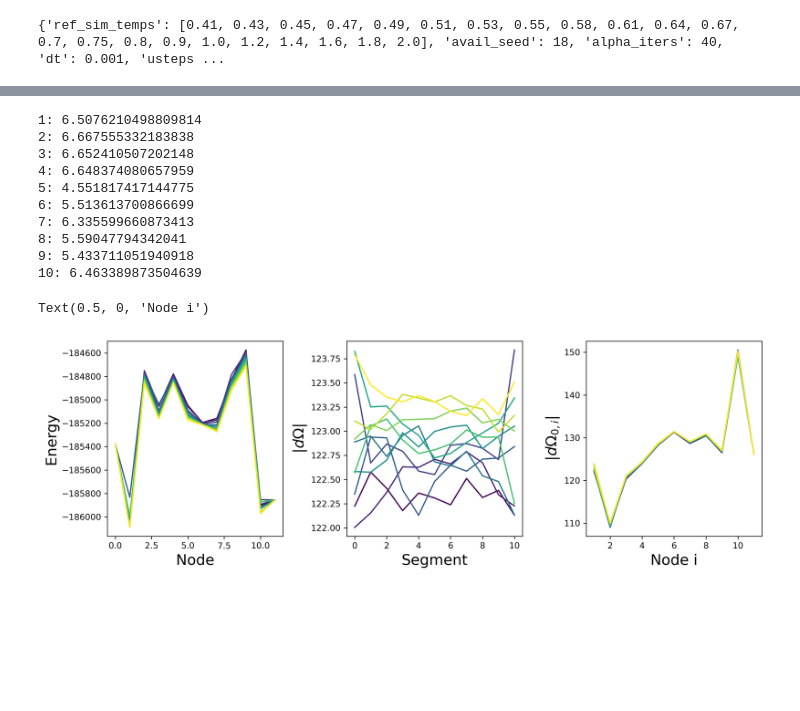
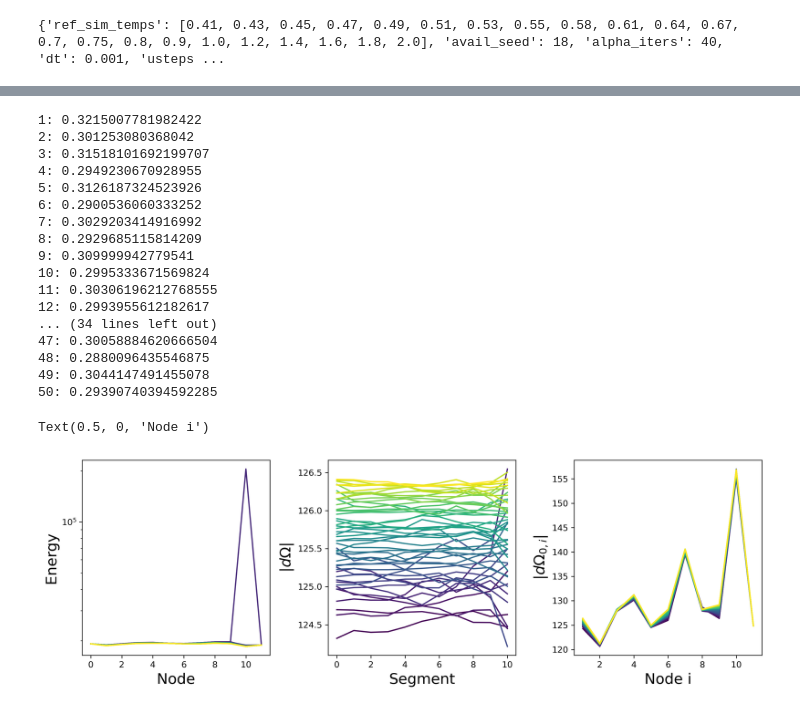
Before and after one commit to ianrgraham/monk, a Jupyter notebook: workflows/sc-states/mlj-production/111722-mlj-re-fire.ipynb, the cells around one changed output, grey strips where cells are left out. Saved outputs shown, nothing was run; the diff lists cells and outputs as text; code cells hidden in the pictures; blank space fills up the shorter version.

```diff
--- a/workflows/sc-states/mlj-production/111722-mlj-re-fire.ipynb
+++ b/workflows/sc-states/mlj-production/111722-mlj-re-fire.ipynb
@@ -69,7 +69,7 @@ for idx, job in enumerate(project.find_jobs({"delta": 0.0, "replica": 0})):
 
     dt = project.doc["dt"]
 
-    runs = sorted(glob.glob(job.fn("short_runs/temp-*/")))
+    runs = sorted(glob.glob(job.fn("short_runs/temp-*/")))[2:]
     for run in runs:
         print(run)
         temp = float(utils.extract_between(run, "temp-", "/"))
@@ -120,22 +133,17 @@ neb_driver.k = 100.0
 # %%
-start = neb_driver._neb_sims[0]
-end = neb_driver._neb_sims[-1]
 
 start.operations.integrator.nudge = False
 energy = []
 for i in range(50):
-    print(i)
-    start.run(100)
+    start_time = time.time()
+    start.run(500)
+    print(f"{i}:", time.time() - start_time)
     energy.append(start.operations.integrator.energy)
-start.operations.integrator.nudge = True
+# start.operations.integrator.nudge = True
 
-end.operations.integrator.nudge = False
-for i in range(50):
-    print(i)
-    end.run(100)
-    energy.append(end.operations.integrator.energy)
-end.operations.integrator.nudge = True
 
-plt.plot(energy)
-# plt.yscale('log')
+mmin = np.min(energy)
+mmin -= 0.1 * np.abs(mmin)
+plt.plot(np.array(energy) - mmin)
+plt.yscale('log')
 # %% [output]
@@ -180,6 +190,7 @@ for i in range(len(nodes)-1):
     # print(len(sim.operations.integrator.forces))
     # sim.operations.integrator.reset()
     ps_dist = d_omega(nodes[i].state.get_snapshot(), nodes[i+1].state.get_snapshot())
+    ps_dist = np.where(np.isnan(ps_dist), 0, ps_dist)
     dists.append(ps_dist)
     energy.append(nodes[i].operations.integrator.forces[0].energy)
 energy.append(nodes[-1].operations.integrator.forces[0].energy)
@@ -189,7 +200,10 @@ for i in iter:
     ps_dist = d_omega(nodes[0].state.get_snapshot(), nodes[i].state.get_snapshot())
     other_dists.append(ps_dist)
 
-axs[0].plot(energy, color=cmap(norm(0)))
+mmin = np.min(energy)
+mmin -= 0.1 * np.abs(mmin)
+
+axs[0].plot(np.array(energy) - mmin, color=cmap(norm(0)))
 axs[1].plot(dists, color=cmap(norm(0)))
 axs[2].plot(iter, other_dists, color=cmap(norm(0)))
 
@@ -205,6 +219,7 @@ for j in range(1, runs+1):
         # print(len(sim.operations.integrator.forces))
         # sim.operations.integrator.reset()
         ps_dist = d_omega(nodes[i].state.get_snapshot(), nodes[i+1].state.get_snapshot())
+        ps_dist = np.where(np.isnan(ps_dist), 0, ps_dist)
         dists.append(ps_dist)
         energy.append(nodes[i].operations.integrator.forces[0].energy)
     energy.append(nodes[-1].operations.integrator.forces[0].energy)
@@ -214,10 +229,11 @@ for j in range(1, runs+1):
         ps_dist = d_omega(nodes[0].state.get_snapshot(), nodes[i].state.get_snapshot())
         other_dists.append(ps_dist)
 
-    axs[0].plot(energy, color=cmap(norm(j)))
+    axs[0].plot(np.array(energy) - mmin, color=cmap(norm(j)))
     axs[1].plot(dists, color=cmap(norm(j)))
     axs[2].plot(iter, other_dists, color=cmap(norm(j)))
 axs[0].set_ylabel("Energy")
+axs[0].set_yscale("log")
 axs[0].set_xlabel("Node")
 axs[1].set_ylabel(r"$|d\Omega|$")
 axs[1].set_xlabel("Segment")
@@ -246,6 +262,6 @@ Text(0.5, 0, 'Node i')
 # %%
 cmap = cm.viridis
-runs = 10
+runs = 50
 norm = colors.Normalize(vmin=0, vmax=runs)
 
 fig, axs = plt.subplots(1, 3, figsize=(12, 4), tight_layout=True)
@@ -258,6 +274,7 @@ for i in range(len(nodes)-1):
     # print(len(sim.operations.integrator.forces))
     # sim.operations.integrator.reset()
     ps_dist = d_omega(nodes[i].state.get_snapshot(), nodes[i+1].state.get_snapshot())
+    ps_dist = np.where(np.isnan(ps_dist), 0, ps_dist)
     dists.append(ps_dist)
     energy.append(nodes[i].operations.integrator.forces[0].energy)
 energy.append(nodes[-1].operations.integrator.forces[0].energy)
@@ -267,7 +284,10 @@ for i in iter:
     ps_dist = d_omega(nodes[0].state.get_snapshot(), nodes[i].state.get_snapshot())
     other_dists.append(ps_dist)
 
-axs[0].plot(energy, color=cmap(norm(0)))
+mmin = np.min(energy)
+mmin -= 0.1 * np.abs(mmin)
+
+axs[0].plot(np.array(energy) - mmin, color=cmap(norm(0)))
 axs[1].plot(dists, color=cmap(norm(0)))
 axs[2].plot(iter, other_dists, color=cmap(norm(0)))
 
@@ -275,42 +295,51 @@ for j in range(1, runs+1):
     start = time.time()
     neb_driver.run(100)
     print(f"{j}:", time.time() - start)
     energy = []
     dists = []
     other_dists = []
     nodes = neb_driver.nodes
     for i in range(len(nodes)-1):
         # print(len(sim.operations.integrator.forces))
         # sim.operations.integrator.reset()
         ps_dist = d_omega(nodes[i].state.get_snapshot(), nodes[i+1].state.get_snapshot())
+        ps_dist = np.where(np.isnan(ps_dist), 0, ps_dist)
         dists.append(ps_dist)
         energy.append(nodes[i].operations.integrator.forces[0].energy)
     energy.append(nodes[-1].operations.integrator.forces[0].energy)
 
     iter = list(range(1, len(nodes)))
     for i in iter:
         ps_dist = d_omega(nodes[0].state.get_snapshot(), nodes[i].state.get_snapshot())
         other_dists.append(ps_dist)
 
-    axs[0].plot(energy, color=cmap(norm(j)))
+    axs[0].plot(np.array(energy) - mmin, color=cmap(norm(j)))
     axs[1].plot(dists, color=cmap(norm(j)))
     axs[2].plot(iter, other_dists, color=cmap(norm(j)))
 axs[0].set_ylabel("Energy")
+axs[0].set_yscale("log")
 axs[0].set_xlabel("Node")
 axs[1].set_ylabel(r"$|d\Omega|$")
 axs[1].set_xlabel("Segment")
 axs[2].set_ylabel(r"$|d\Omega_{0,i}|$")
 axs[2].set_xlabel("Node i")
 # %% [output]
-1: 6.5076210498809814
-2: 6.667555332183838
-3: 6.652410507202148
-4: 6.648374080657959
-5: 4.551817417144775
-6: 5.513613700866699
-7: 6.335599660873413
-8: 5.59047794342041
-9: 5.433711051940918
-10: 6.463389873504639
+1: 0.3215007781982422
+2: 0.301253080368042
+3: 0.31518101692199707
+4: 0.2949230670928955
+5: 0.3126187324523926
+6: 0.2900536060333252
+7: 0.3029203414916992
+8: 0.2929685115814209
+9: 0.309999942779541
+10: 0.2995333671569824
+11: 0.30306196212768555
+12: 0.2993955612182617
+... (34 lines left out)
+47: 0.30058884620666504
+48: 0.2880096435546875
+49: 0.3044147491455078
+50: 0.29390740394592285
 Text(0.5, 0, 'Node i')
-[figure, old version]
+[figure, new version]
```
Also changed, not shown: parts of 10 cells of this notebook, 4 other files.
